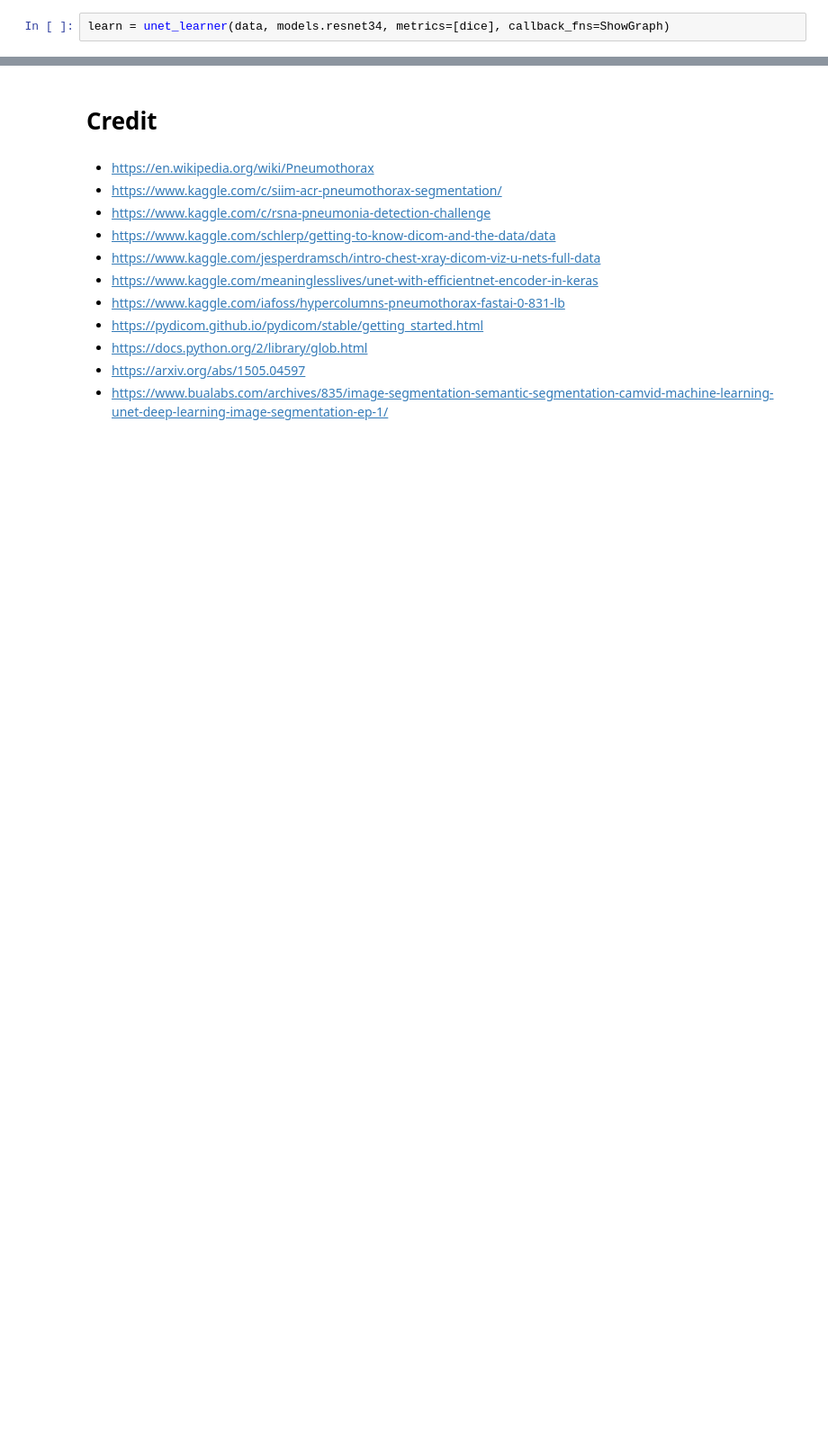
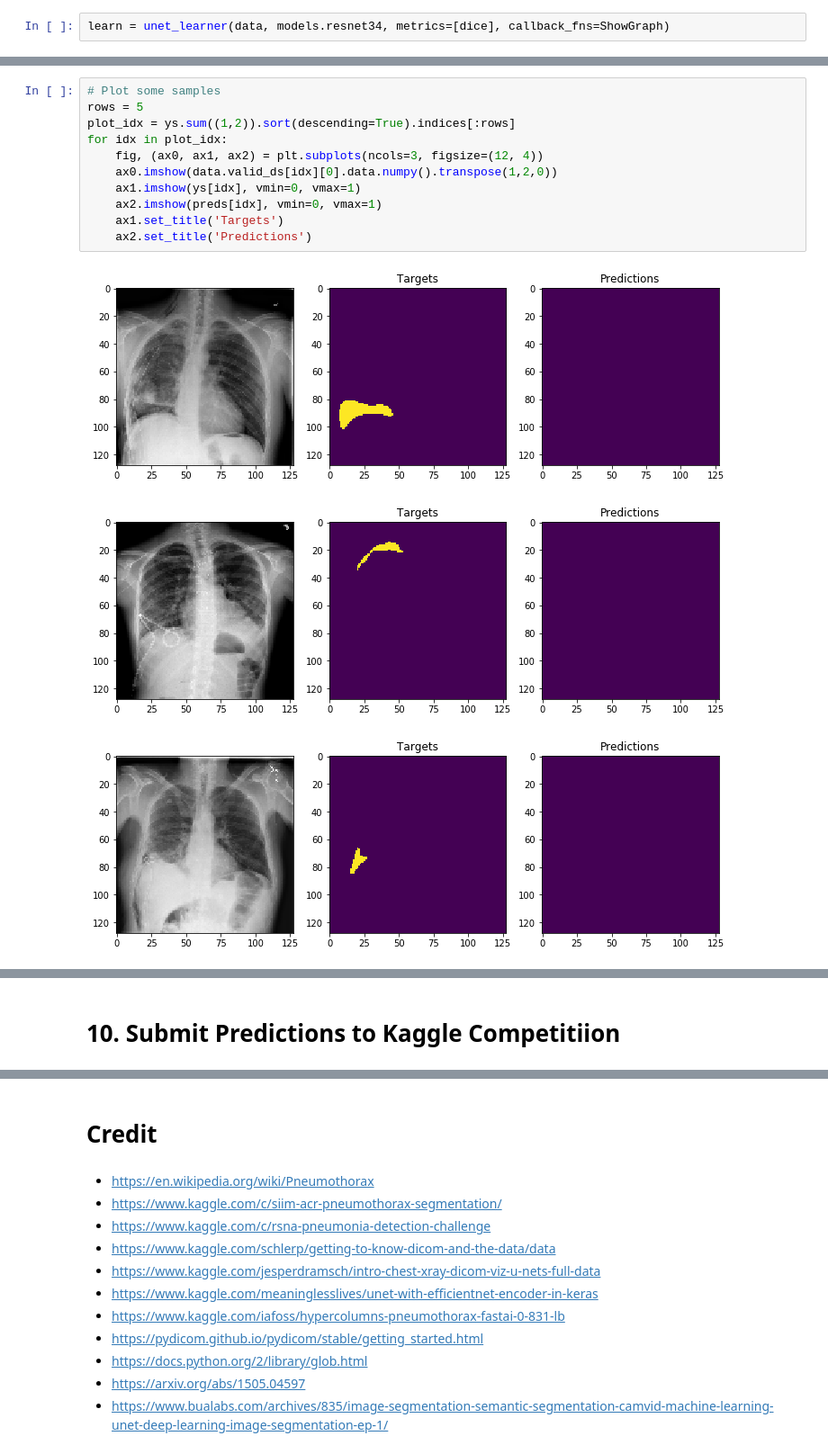
Before and after one commit to gnoparus/bualabs, a Jupyter notebook: nbs/03b-image-segmentation-siim-acr-pneumothorax-segmentation.ipynb, the cells around one changed output, grey strips where cells are left out. Shown at 90% size. Saved outputs shown, nothing was run; the diff lists cells and outputs as text; blank space fills up the shorter version.

```diff
--- a/nbs/03b-image-segmentation-siim-acr-pneumothorax-segmentation.ipynb
+++ b/nbs/03b-image-segmentation-siim-acr-pneumothorax-segmentation.ipynb
@@ -350,0 +414,15 @@ learn.fit_one_cycle(6, max_lr=1e-3, wd=1e-1)
+# %%
+# Plot some samples
+rows = 5
+plot_idx = ys.sum((1,2)).sort(descending=True).indices[:rows]
+for idx in plot_idx:
+    fig, (ax0, ax1, ax2) = plt.subplots(ncols=3, figsize=(12, 4))
+    ax0.imshow(data.valid_ds[idx][0].data.numpy().transpose(1,2,0))
+    ax1.imshow(ys[idx], vmin=0, vmax=1)
+    ax2.imshow(preds[idx], vmin=0, vmax=1)
+    ax1.set_title('Targets')
+    ax2.set_title('Predictions')
+# %% [output]
+[figure, added]
+[figure, added]
+[figure, added]
@@ -350,0 +431,2 @@ learn.fit_one_cycle(6, max_lr=1e-3, wd=1e-1)
+# %% [markdown]
+# 10. Submit Predictions to Kaggle Competitiion
```
Also changed, not shown: parts of 36 cells of this notebook.
